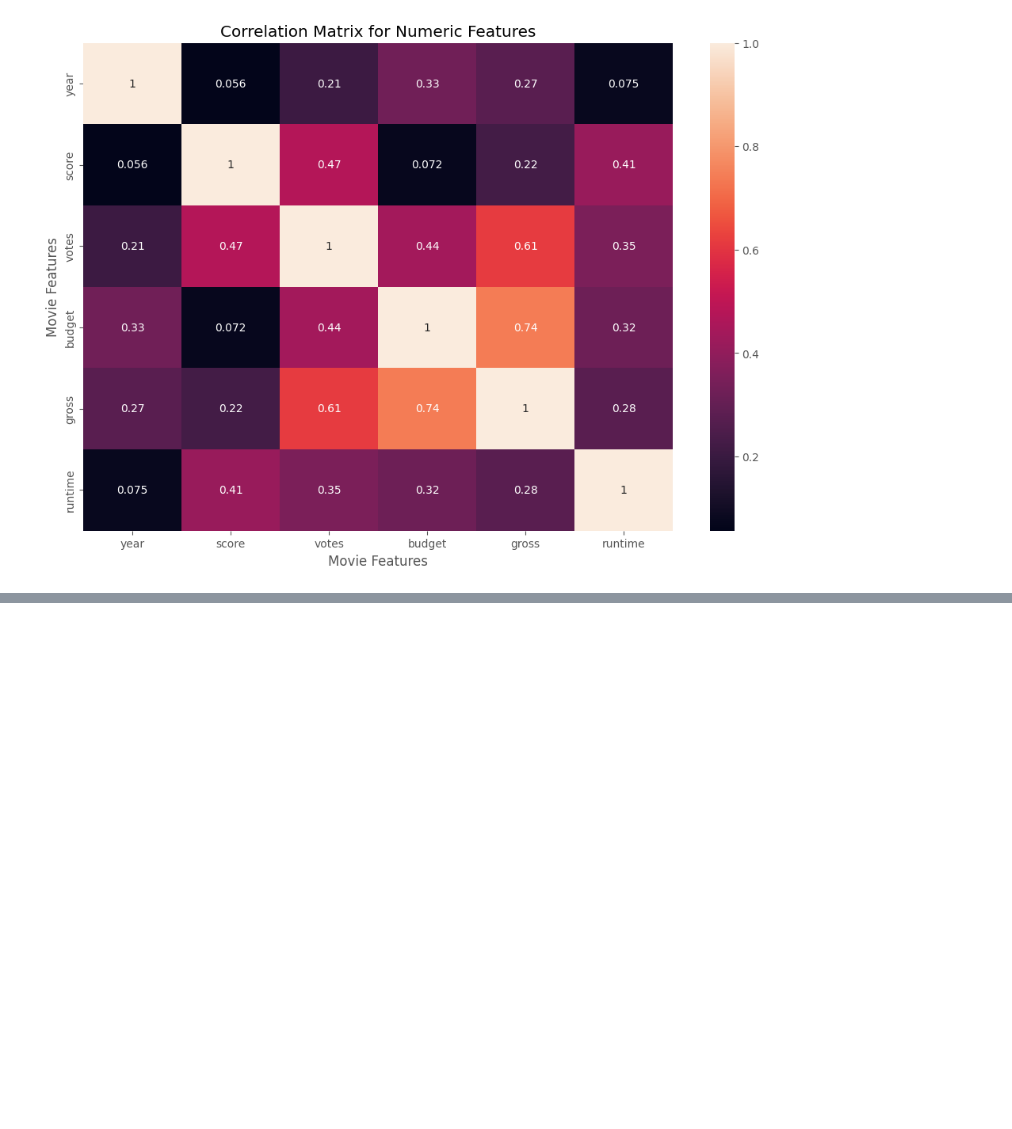
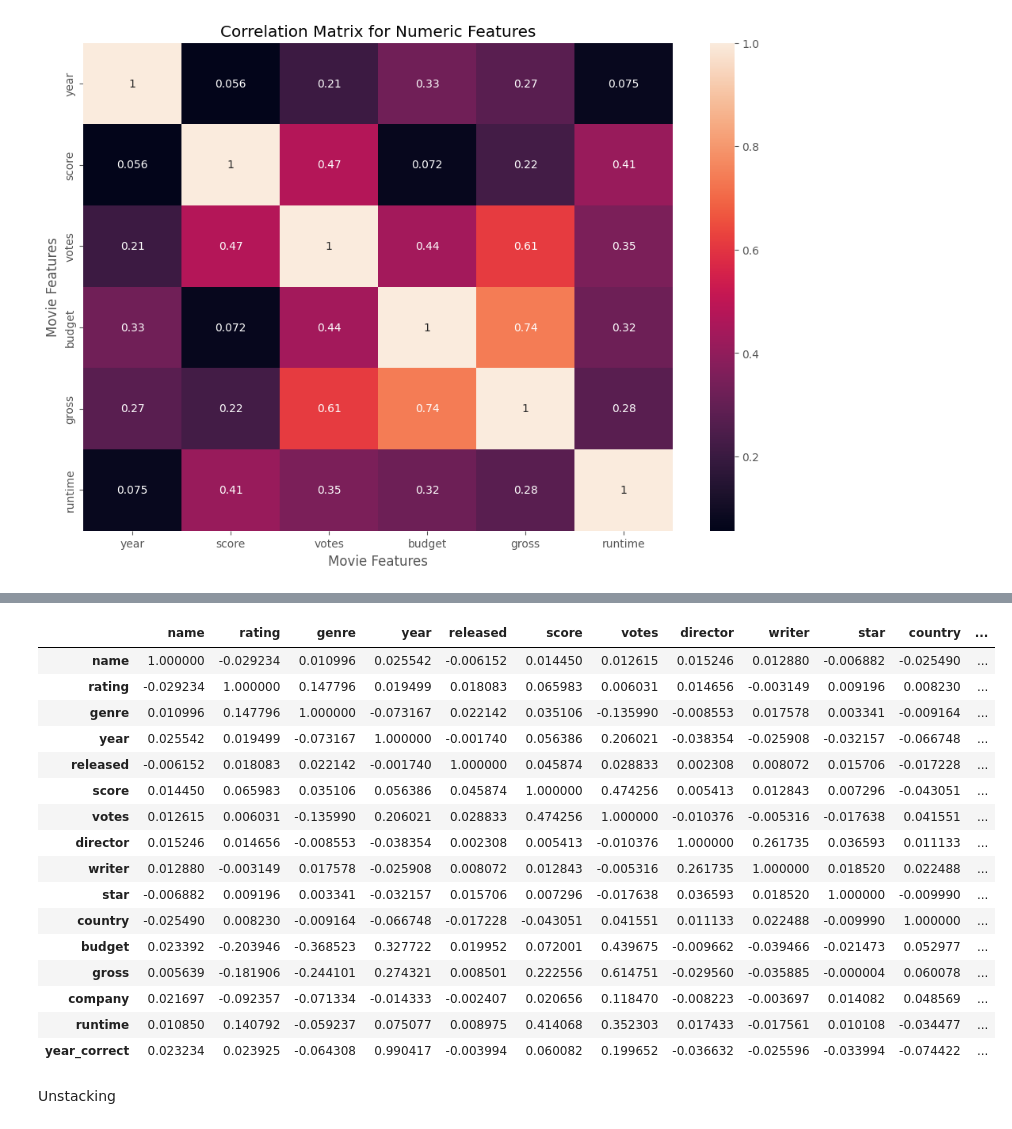
Before and after one commit to veroanalytic/movie-industry-analysis, a Jupyter notebook: Movie Industry Analysis.ipynb, the cells around one changed output, grey strips where cells are left out. Saved outputs shown, nothing was run; the diff lists cells and outputs as text; code cells hidden in the pictures; blank space fills up the shorter version.

```diff
--- a/Movie Industry Analysis.ipynb
+++ b/Movie Industry Analysis.ipynb
@@ -289,0 +360,22 @@ Company
+# %%
+df_company_id.corr()
+# %% [output]
+|  | name | rating | genre | year | released | score | votes | director | writer | star | country | ... |
+| name | 1.000000 | -0.029234 | 0.010996 | 0.025542 | -0.006152 | 0.014450 | 0.012615 | 0.015246 | 0.012880 | -0.006882 | -0.025490 | ... |
+| rating | -0.029234 | 1.000000 | 0.147796 | 0.019499 | 0.018083 | 0.065983 | 0.006031 | 0.014656 | -0.003149 | 0.009196 | 0.008230 | ... |
+| genre | 0.010996 | 0.147796 | 1.000000 | -0.073167 | 0.022142 | 0.035106 | -0.135990 | -0.008553 | 0.017578 | 0.003341 | -0.009164 | ... |
+| year | 0.025542 | 0.019499 | -0.073167 | 1.000000 | -0.001740 | 0.056386 | 0.206021 | -0.038354 | -0.025908 | -0.032157 | -0.066748 | ... |
+| released | -0.006152 | 0.018083 | 0.022142 | -0.001740 | 1.000000 | 0.045874 | 0.028833 | 0.002308 | 0.008072 | 0.015706 | -0.017228 | ... |
+| score | 0.014450 | 0.065983 | 0.035106 | 0.056386 | 0.045874 | 1.000000 | 0.474256 | 0.005413 | 0.012843 | 0.007296 | -0.043051 | ... |
+| votes | 0.012615 | 0.006031 | -0.135990 | 0.206021 | 0.028833 | 0.474256 | 1.000000 | -0.010376 | -0.005316 | -0.017638 | 0.041551 | ... |
+| director | 0.015246 | 0.014656 | -0.008553 | -0.038354 | 0.002308 | 0.005413 | -0.010376 | 1.000000 | 0.261735 | 0.036593 | 0.011133 | ... |
+| writer | 0.012880 | -0.003149 | 0.017578 | -0.025908 | 0.008072 | 0.012843 | -0.005316 | 0.261735 | 1.000000 | 0.018520 | 0.022488 | ... |
+| star | -0.006882 | 0.009196 | 0.003341 | -0.032157 | 0.015706 | 0.007296 | -0.017638 | 0.036593 | 0.018520 | 1.000000 | -0.009990 | ... |
+| country | -0.025490 | 0.008230 | -0.009164 | -0.066748 | -0.017228 | -0.043051 | 0.041551 | 0.011133 | 0.022488 | -0.009990 | 1.000000 | ... |
+| budget | 0.023392 | -0.203946 | -0.368523 | 0.327722 | 0.019952 | 0.072001 | 0.439675 | -0.009662 | -0.039466 | -0.021473 | 0.052977 | ... |
+| gross | 0.005639 | -0.181906 | -0.244101 | 0.274321 | 0.008501 | 0.222556 | 0.614751 | -0.029560 | -0.035885 | -0.000004 | 0.060078 | ... |
+| company | 0.021697 | -0.092357 | -0.071334 | -0.014333 | -0.002407 | 0.020656 | 0.118470 | -0.008223 | -0.003697 | 0.014082 | 0.048569 | ... |
+| runtime | 0.010850 | 0.140792 | -0.059237 | 0.075077 | 0.008975 | 0.414068 | 0.352303 | 0.017433 | -0.017561 | 0.010108 | -0.034477 | ... |
+| year_correct | 0.023234 | 0.023925 | -0.064308 | 0.990417 | -0.003994 | 0.060082 | 0.199652 | -0.036632 | -0.025596 | -0.033994 | -0.074422 | ... |
+# %% [markdown]
+Unstacking
```
Also changed, not shown: parts of 16 cells of this notebook.
